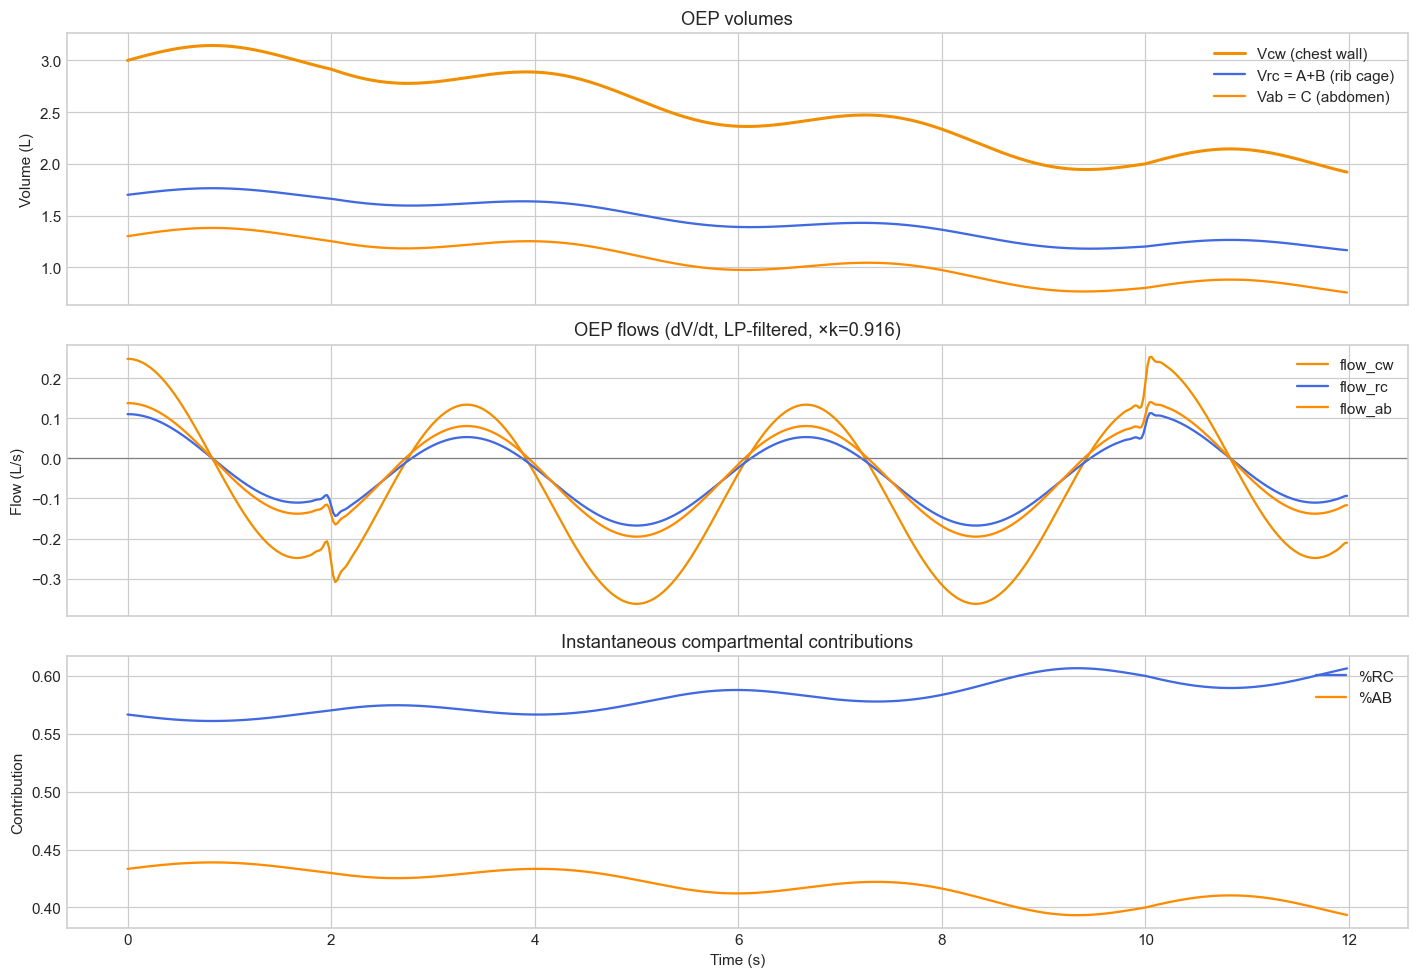
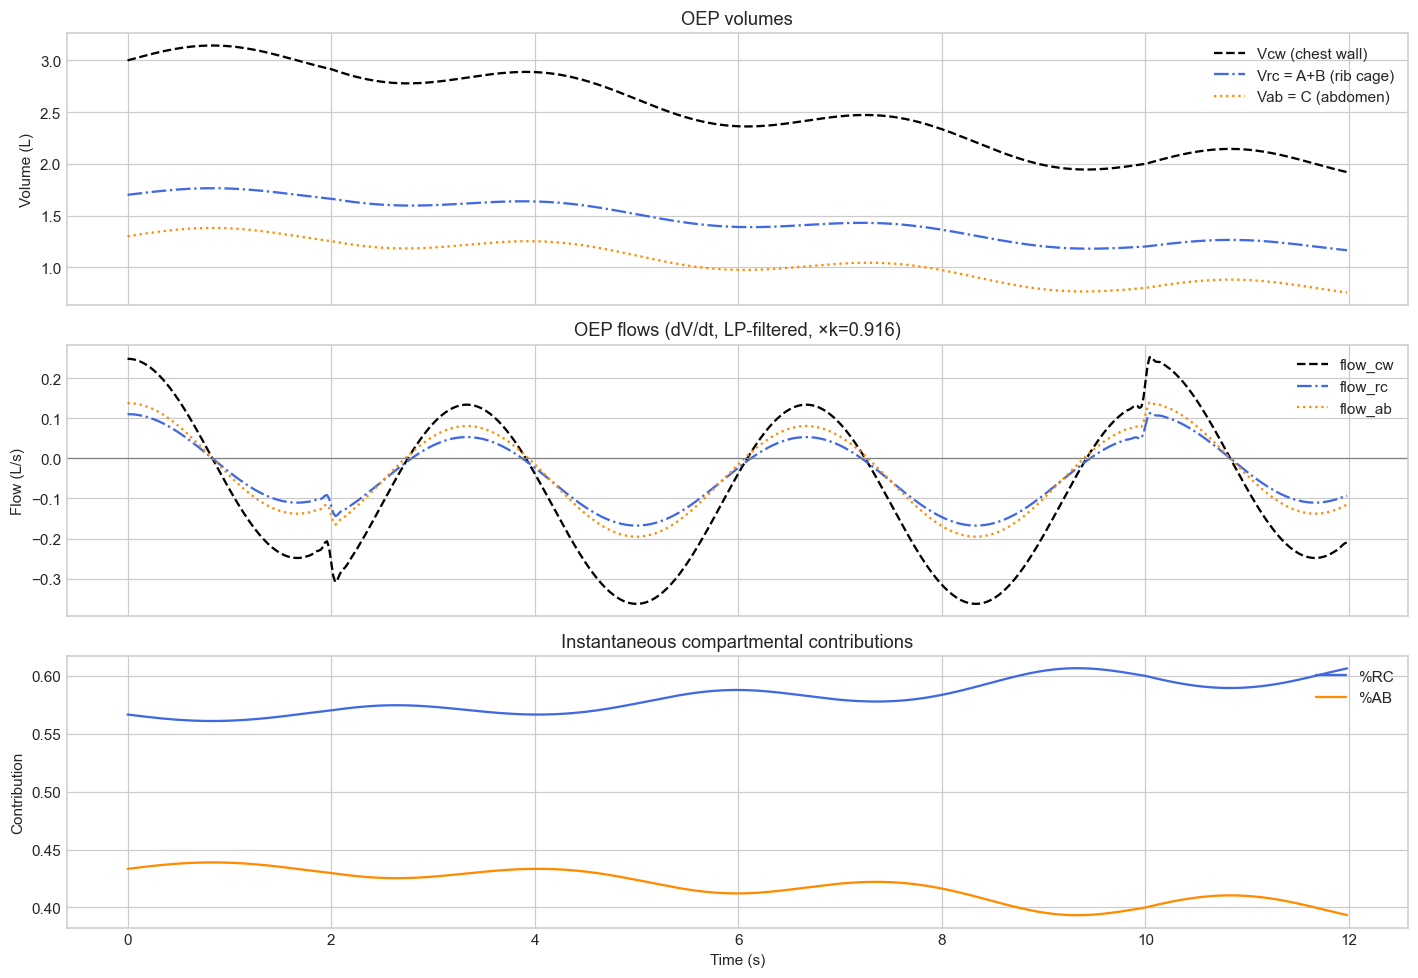
The notebook cell's code change between the first figure and the second:
--- before
+++ after
@@ -4,16 +4,23 @@
 
 fig, axes = plt.subplots(3, 1, figsize=(13, 9), sharex=True)
-axes[0].plot(t, native['vcw'], label='Vcw (chest wall)', color='#F18F01', lw=2)
-axes[0].plot(t, native['vrc'], label='Vrc = A+B (rib cage)', color='royalblue')
-axes[0].plot(t, native['vab'], label='Vab = C (abdomen)', color='darkorange')
+axes[0].plot(t, native['vcw'],'--' ,label='Vcw (chest wall)', color='black')
+axes[0].plot(t, native['vrc'], '-.' ,label='Vrc = A+B (rib cage)', color='royalblue')
+axes[0].plot(t, native['vab'], ':' ,label='Vab = C (abdomen)', color='darkorange')
+
 axes[0].set_ylabel('Volume (L)'); axes[0].legend(loc='upper right'); axes[0].set_title('OEP volumes')
-axes[1].plot(t, native['flow_cw'], label='flow_cw', color='#F18F01')
-axes[1].plot(t, native['flow_rc'], label='flow_rc', color='royalblue')
-axes[1].plot(t, native['flow_ab'], label='flow_ab', color='darkorange')
+
+
+axes[1].plot(t, native['flow_cw'],'--', label='flow_cw', color='black')
+axes[1].plot(t, native['flow_rc'],'-.' , label='flow_rc', color='royalblue')
+axes[1].plot(t, native['flow_ab'],':',  label='flow_ab', color='darkorange')
 axes[1].axhline(0, color='gray', lw=0.8); axes[1].set_ylabel('Flow (L/s)')
+
 axes[1].legend(loc='upper right'); axes[1].set_title('OEP flows (dV/dt, LP-filtered, ×k=0.916)')
+
 axes[2].plot(t, native['pct_rc'], label='%RC', color='royalblue')
 axes[2].plot(t, native['pct_ab'], label='%AB', color='darkorange')
 axes[2].set_ylabel('Contribution'); axes[2].set_xlabel('Time (s)')
+
 axes[2].legend(loc='upper right'); axes[2].set_title('Instantaneous compartmental contributions')
+
 plt.tight_layout(); plt.show()

Commit: Reclassify a_7 (A-GLIDE) as glissando; correct FRC effect sizes